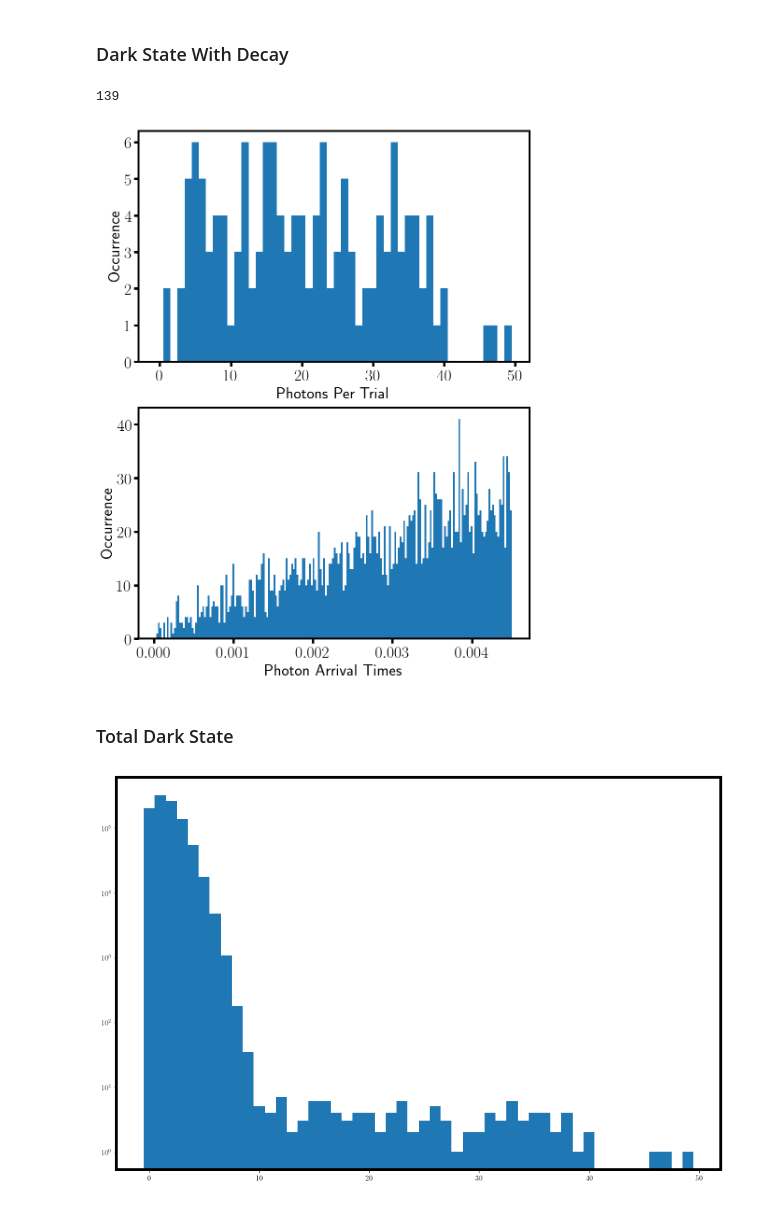
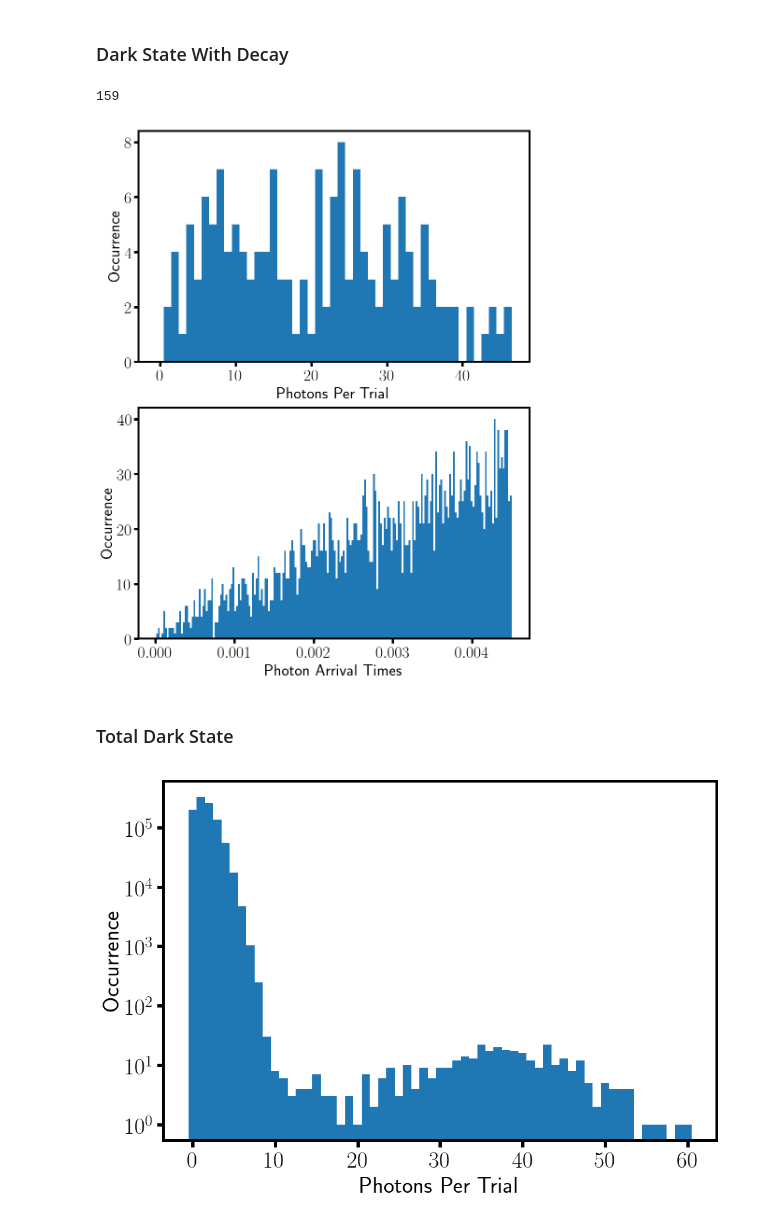
Before and after one commit to barium-project/qubit-reliability, a Jupyter notebook: data/Monte Carlo/Monte Carlo Data.ipynb, the cells around one changed output. Cells and saved outputs as stored; diff of their text form; code cells hidden in the pictures.

Commit message:
added state preparation errors to the MC data

```diff
--- a/data/Monte Carlo/Monte Carlo Data.ipynb
+++ b/data/Monte Carlo/Monte Carlo Data.ipynb
@@ -191,6 +201,12 @@ Fitted value of time constatn:  31.4 s
 [figure]
 # %%
 ### events with decay
+# For plotting & config
+rcParams['axes.linewidth'] = 4
+rcParams["figure.figsize"] = 15, 10
+import numpy as np
+from pylab import *
+
 
 # Definitions
 lam_b = 39.6 # average number of photons collected during 4.5 ms detection
@@ -463,7 +552,11 @@ Bright Fit Poisson Mean:  39.61
 # %% [markdown]
 ### Dark State No Decay
 # %%
+# For plotting & config
+rcParams['axes.linewidth'] = 4
 rcParams["figure.figsize"] = 15, 20
+import numpy as np
+from pylab import *
 from scipy.optimize import curve_fit
 from scipy.special import factorial
 
@@ -472,11 +565,13 @@ def poiss(x, mu):
 
 
 
-# make a histogram of the total number of collected photons in each trial
-# np.sum will give the total collected photons in each trial
+# make list of total photons per trial
 total_dark_counts_by_trial_no_decay = np.sum(dark_state_trials_no_decay, axis = 1)
+
+
 subplot(2,1,1)
-dark_hist = hist(total_dark_counts_by_trial_no_decay.flatten(),bins = np.arange(0,np.amax(total_dark_counts_by_trial_no_decay)+1,1), align = 'left')
+dark_hist = hist(total_dark_counts_by_trial_no_decay.flatten(), \
+                 bins = np.arange(0,np.amax(total_dark_counts_by_trial_no_decay)+1,1), align = 'left', log=True)
 
 # grab x-y data for Lorentzian fit
 x_dark = dark_hist[1][:-1]
@@ -487,7 +582,7 @@ print 'Dark Fit Poisson Mean: ', '{:.2f}'.format(fit_dark_p[0])
 x_fit_dark = np.linspace(0,20,1000)
 y_fit_dark = poiss(x_fit_dark, fit_dark_p[0])*len(no_decay_events)
 
-plot(x_fit_dark,y_fit_dark,'r', linewidth = 3)
+#plot(x_fit_dark,y_fit_dark,'r', linewidth = 3)
 xlabel(r'Photons Per Trial', fontsize = 35)
 ylabel(r'Occurrence', fontsize = 35)
 tick_params(labelsize = 35)
@@ -510,6 +605,13 @@ Dark Fit Poisson Mean:  1.60
 ### Dark State With Decay
 # %%
 ### Decay events
+# For plotting & config
+rcParams['axes.linewidth'] = 4
+rcParams["figure.figsize"] = 15, 20
+import numpy as np
+from pylab import *
+from scipy.optimize import curve_fit
+from scipy.special import factorial
 
 # make a histogram of the total number of collected photons in each trial
 
@@ -538,16 +640,27 @@ ylabel(r'Occurrence', fontsize = 35)
 tick_params(labelsize = 35)
 tick_params(width=5, length=10)
 # %% [output]
-139
+159
-[figure, old version]
+[figure, new version]
 # %% [markdown]
 ### Total Dark State
 # %%
+### Plot the total dark state on a log scale
+# For plotting & config
+rcParams['axes.linewidth'] = 4
 rcParams["figure.figsize"] = 15, 10
-### Plot the total dark state on a log scale
+import numpy as np
+from pylab import *
+from scipy.optimize import curve_fit
+from scipy.special import factorial
 
 total_dark = np.concatenate((total_dark_counts_by_trial_no_decay,total_dark_counts_by_trial_decay))
+dark_hist = hist(total_dark,bins = np.arange(0,np.amax(total_dark)+1,1), align = 'left', log='True')
 
-dark_hist = hist(total_dark,bins = np.arange(0,np.amax(total_dark)+1,1), align = 'left', log='True')
+xlabel(r'Photons Per Trial', fontsize = 35)
+ylabel(r'Occurrence', fontsize = 35)
+tick_params(labelsize = 35)
+tick_params(width=5, length=10)
+show()
 # %% [output]
-[figure, old version]
+[figure, new version]
```
Also changed, not shown: parts of 7 cells of this notebook.
